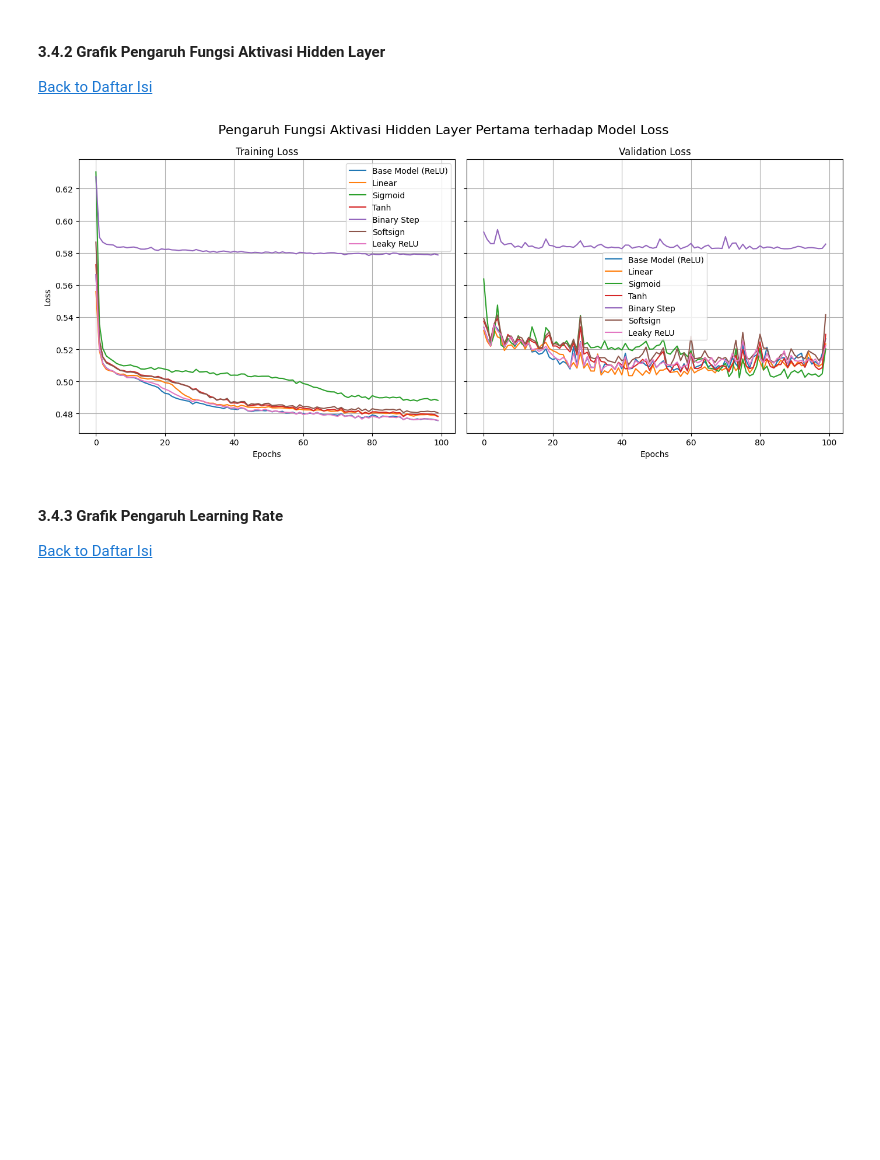
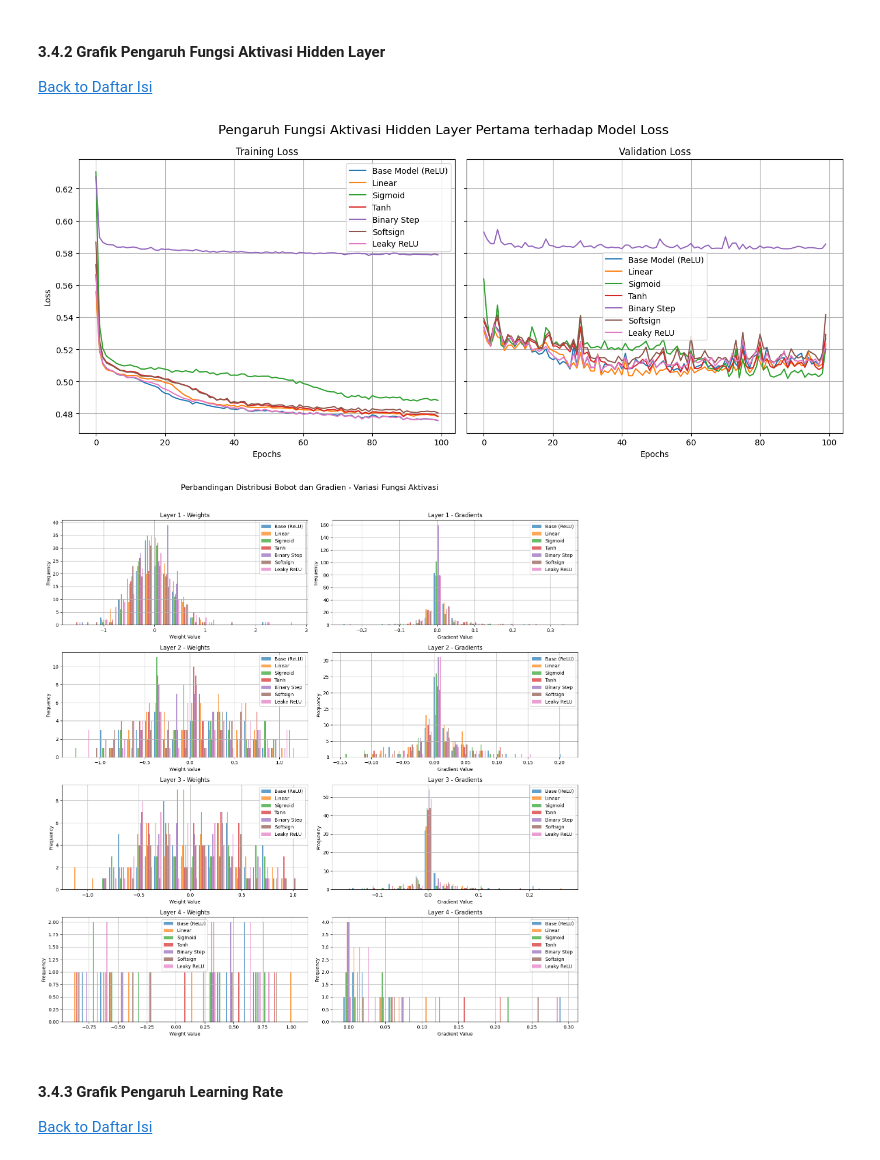
Before and after one commit to StefanMattew/MagangLearning-Tubes-IF3270, a Jupyter notebook: src/Pengujian.ipynb, the cells around one changed output. Drawn from its saved outputs; the diff is of its cells as text; code cells hidden in the pictures; blank space fills up the shorter version.

```diff
--- a/src/Pengujian.ipynb
+++ b/src/Pengujian.ipynb
@@ -1097,10 +1150,23 @@ plot_loss(histories_width, titles_width, 'Pengaruh Width terhadap Model Loss')
 # %%
 histories_act = [history_base, history_act1, history_act2, history_act3, history_act4, history_act5, history_act6]
 titles_act = ['Base Model (ReLU)', 'Linear', 'Sigmoid', 'Tanh', 'Binary Step', 'Softsign', 'Leaky ReLU']
 
 plot_loss(histories_act, titles_act, 'Pengaruh Fungsi Aktivasi Hidden Layer Pertama terhadap Model Loss')
+
+act_models = {
+    'Base (ReLU)': ffnn_base_model,
+    'Linear': ffnn_fungsiaktivasi_1,
+    'Sigmoid': ffnn_fungsiaktivasi_2,
+    'Tanh': ffnn_fungsiaktivasi_3,
+    'Binary Step': ffnn_fungsiaktivasi_4,
+    'Softsign': ffnn_fungsiaktivasi_5,
+    'Leaky ReLU': ffnn_fungsiaktivasi_6,
+}
+
+plot_weight(act_models, 'Perbandingan Distribusi Bobot dan Gradien - Variasi Fungsi Aktivasi')
 # %% [output]
 [figure]
+[figure, added]
 # %% [markdown]
 #### 3.4.3 Grafik Pengaruh Learning Rate
 [Back to Daftar Isi](#daftar-isi)
```
Also changed, not shown: parts of 6 cells of this notebook.
